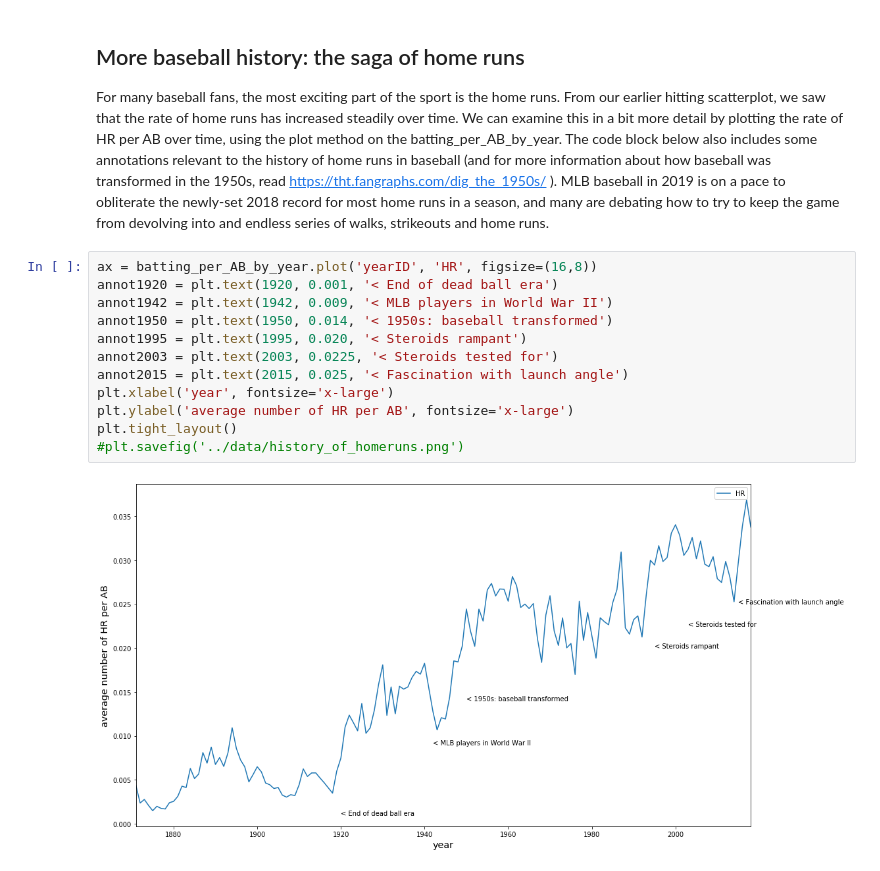
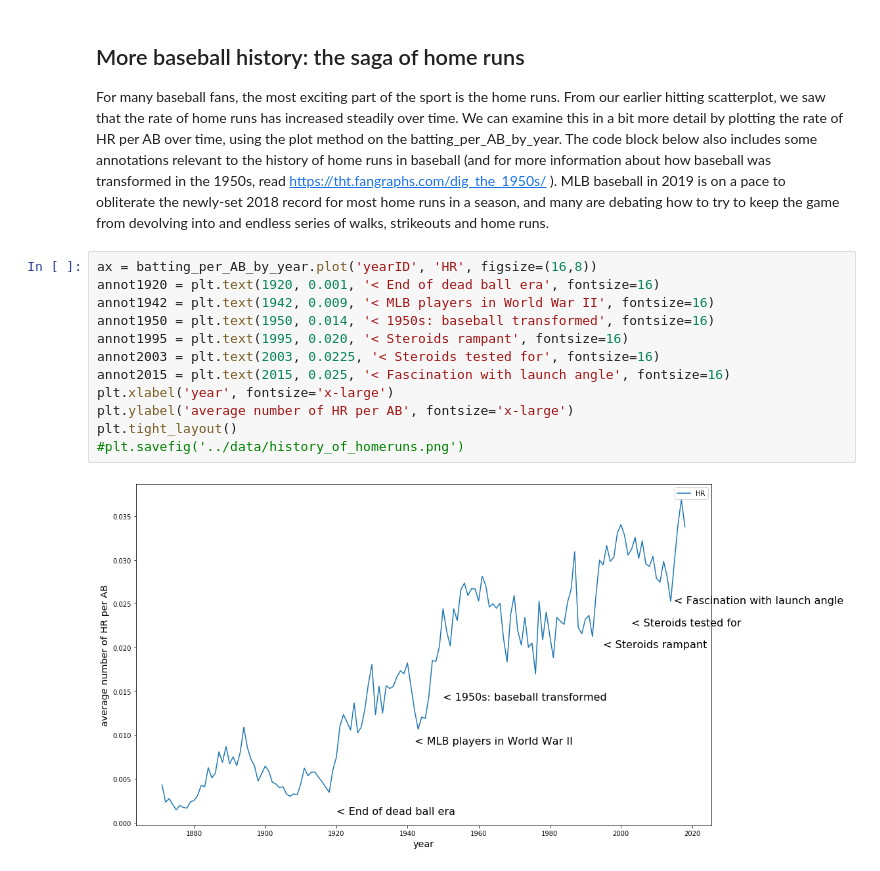
Before and after one commit to CornellCAC/CVW_PyDataSci1, a Jupyter notebook: code/BaseballDataBankNB1.ipynb, the cells around one changed output. Cells and saved outputs as stored; diff of their text form.

```diff
--- a/code/BaseballDataBankNB1.ipynb
+++ b/code/BaseballDataBankNB1.ipynb
@@ -404,15 +415,15 @@ from people join batting on people.playerID=batting.playerID order by batting.H
 For many baseball fans, the most exciting part of the sport is the home runs.  From our earlier hitting scatterplot, we saw that the rate of home runs has increased steadily over time.  We can examine this in a bit more detail by plotting the rate of HR per AB over time, using the plot method on the batting_per_AB_by_year.  The code block below also includes some annotations relevant to the history of home runs in baseball (and for more information about how baseball was transformed in the 1950s, read https://tht.fangraphs.com/dig_the_1950s/ ). MLB baseball in 2019 is on a pace to obliterate the newly-set 2018 record for most home runs in a season, and many are debating how to try to keep the game from devolving into and endless series of walks, strikeouts and home runs.
 # %%
 ax = batting_per_AB_by_year.plot('yearID', 'HR', figsize=(16,8))
-annot1920 = plt.text(1920, 0.001, '< End of dead ball era')
-annot1942 = plt.text(1942, 0.009, '< MLB players in World War II')
-annot1950 = plt.text(1950, 0.014, '< 1950s: baseball transformed')
-annot1995 = plt.text(1995, 0.020, '< Steroids rampant')
-annot2003 = plt.text(2003, 0.0225, '< Steroids tested for')
-annot2015 = plt.text(2015, 0.025, '< Fascination with launch angle')
+annot1920 = plt.text(1920, 0.001, '< End of dead ball era', fontsize=16)
+annot1942 = plt.text(1942, 0.009, '< MLB players in World War II', fontsize=16)
+annot1950 = plt.text(1950, 0.014, '< 1950s: baseball transformed', fontsize=16)
+annot1995 = plt.text(1995, 0.020, '< Steroids rampant', fontsize=16)
+annot2003 = plt.text(2003, 0.0225, '< Steroids tested for', fontsize=16)
+annot2015 = plt.text(2015, 0.025, '< Fascination with launch angle', fontsize=16)
 plt.xlabel('year', fontsize='x-large')
 plt.ylabel('average number of HR per AB', fontsize='x-large')
 plt.tight_layout()
 #plt.savefig('../data/history_of_homeruns.png')
 # %% [output]
-[figure, old version]
+[figure, new version]
```
Also changed, not shown: parts of 15 cells of this notebook, 2 other files.
